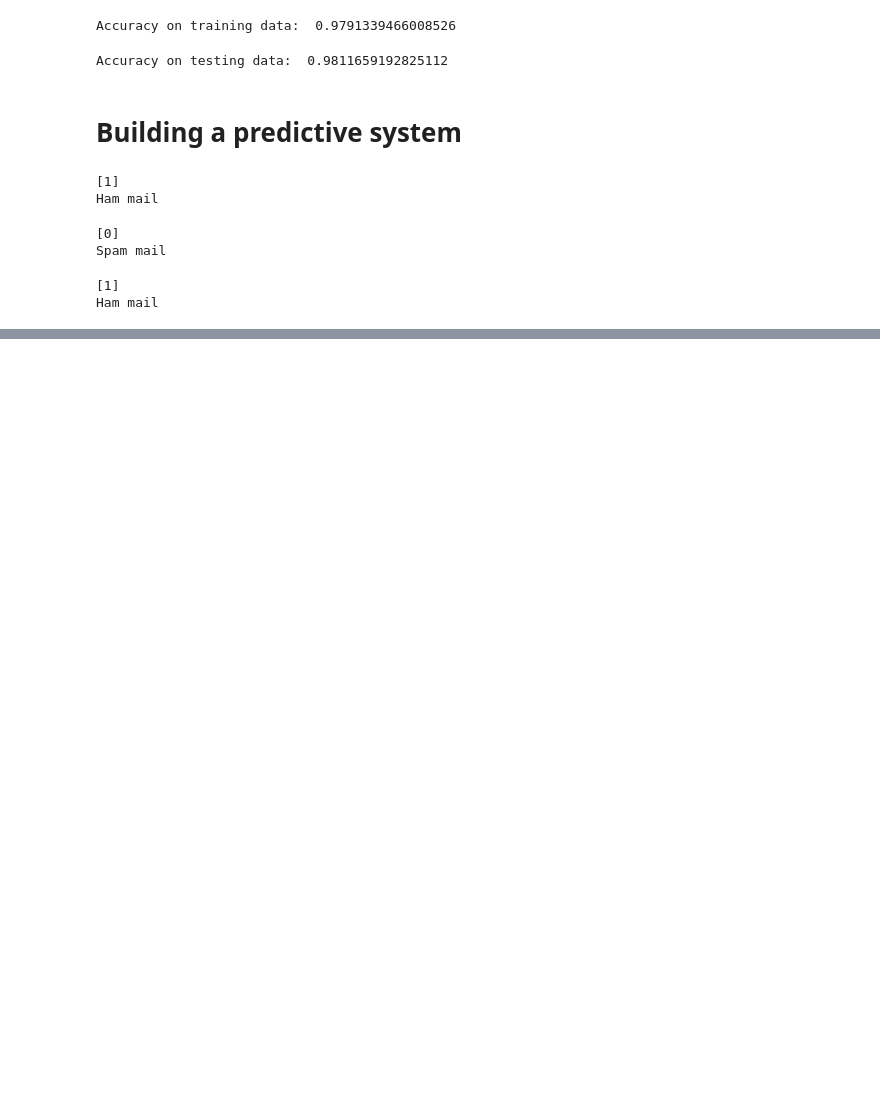
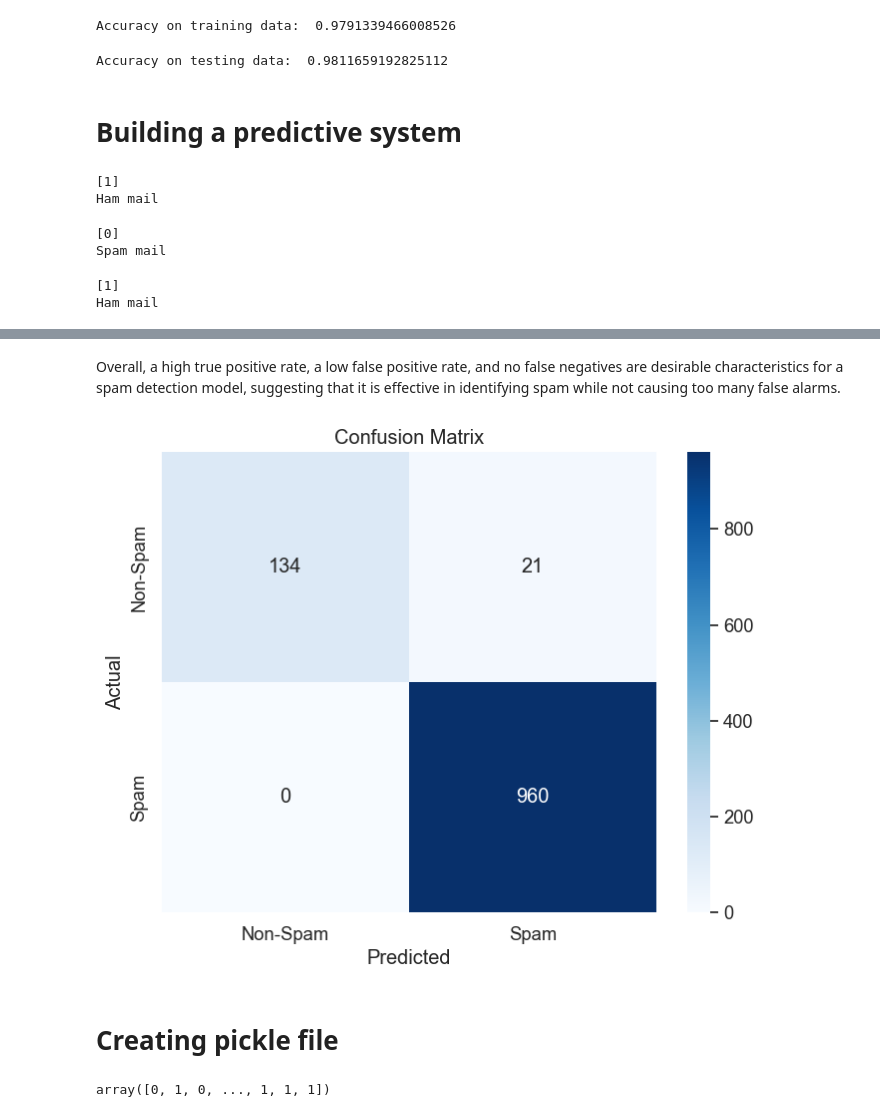
Before and after one commit to Anubhuti-s/Spam_Email_Detection, a Jupyter notebook: Email Spam Detection.ipynb, the cells around one changed output, grey strips where cells are left out. Saved outputs shown, nothing was run; the diff lists cells and outputs as text; code cells hidden in the pictures; blank space fills up the shorter version.

```diff
--- a/Email Spam Detection.ipynb
+++ b/Email Spam Detection.ipynb
@@ -287,0 +367,5 @@ Ham mail
+# %%
+from sklearn.metrics import confusion_matrix
+cm= confusion_matrix(Y_test, predictions_on_test_data)
+print("Confusion Matrix:")
+print(cm)
@@ -287,0 +388,2 @@ Ham mail
+# %% [markdown]
+Overall, a high true positive rate, a low false positive rate, and no false negatives are desirable characteristics for a spam detection model, suggesting that it is effective in identifying spam while not causing too many false alarms.
@@ -287,0 +393,16 @@ Ham mail
+# %%
+# Define labels for the matrix
+labels = ["Non-Spam", "Spam"]
+
+# Create a heatmap
+plt.figure(figsize=(8, 6))
+sns.set(font_scale=1.2)
+sns.heatmap(cm, annot=True, fmt="d", cmap="Blues", xticklabels=labels, yticklabels=labels)
+plt.xlabel("Predicted")
+plt.ylabel("Actual")
+plt.title("Confusion Matrix")
+plt.show()
+# %% [output]
+[figure, added]
+# %% [markdown]
+# Creating pickle file
@@ -287,0 +415,7 @@ Ham mail
+# %%
+#serializing
+
+loaded_model= pickle.load(open(filename, 'rb'))
+loaded_model.predict(X_test_features)
+# %% [output]
+array([0, 1, 0, ..., 1, 1, 1])
```
Also changed, not shown: parts of 14 cells of this notebook.
